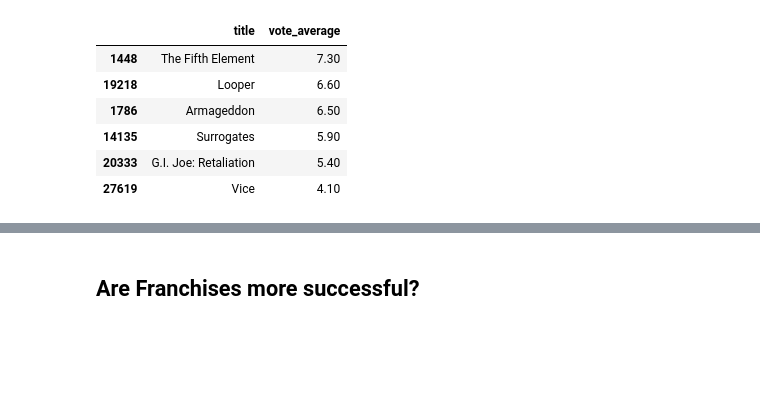
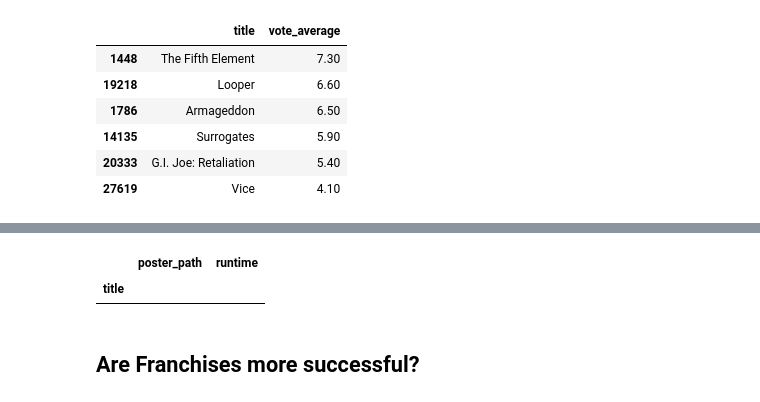
Before and after one commit to HunterKane/Movie-Data-Analysis-Project-1-, a Jupyter notebook: Project_01_Movie_Data_Analysis .ipynb, the cells around one changed output, grey strips where cells are left out. Cells and saved outputs as stored; diff of their text form; code cells hidden in the pictures; blank space fills up the shorter version.

Commit message:
Add files via upload
Added Urma Thurma Data entry line 110 (check if working correctly)

- Filter the data by Actor and director with runtime from shortest to longest

```diff
--- a/Project_01_Movie_Data_Analysis .ipynb
+++ b/Project_01_Movie_Data_Analysis .ipynb
@@ -488,3 +518,10 @@ bruce = df.loc[mask_actor & mask_genres, ["title","poster_path","vote_average"]]
+# %%
+mask_director = df.director == "Quentin Tarantino"
+# %%
+mask_actor = df.cast.str.contains("Urma Thurma")
+# %%
+quentin = df.loc[mask_director & mask_actor,
+                ["title","poster_path","runtime"]].sort_values(by = "runtime").set_index("title")
 # %%
-HTML(bruce.to_html(escape=False))
+HTML(quentin.to_html(escape=False))
 # %% [output]
@@ -492,3 +528,5 @@ HTML(bruce.to_html(escape=False))
+|  | poster_path | runtime |
+| title |  |  |
 # %% [markdown]
 ## Are Franchises more successful?
 # %% [markdown]
```
Also changed, not shown: parts of 5 cells of this notebook.
